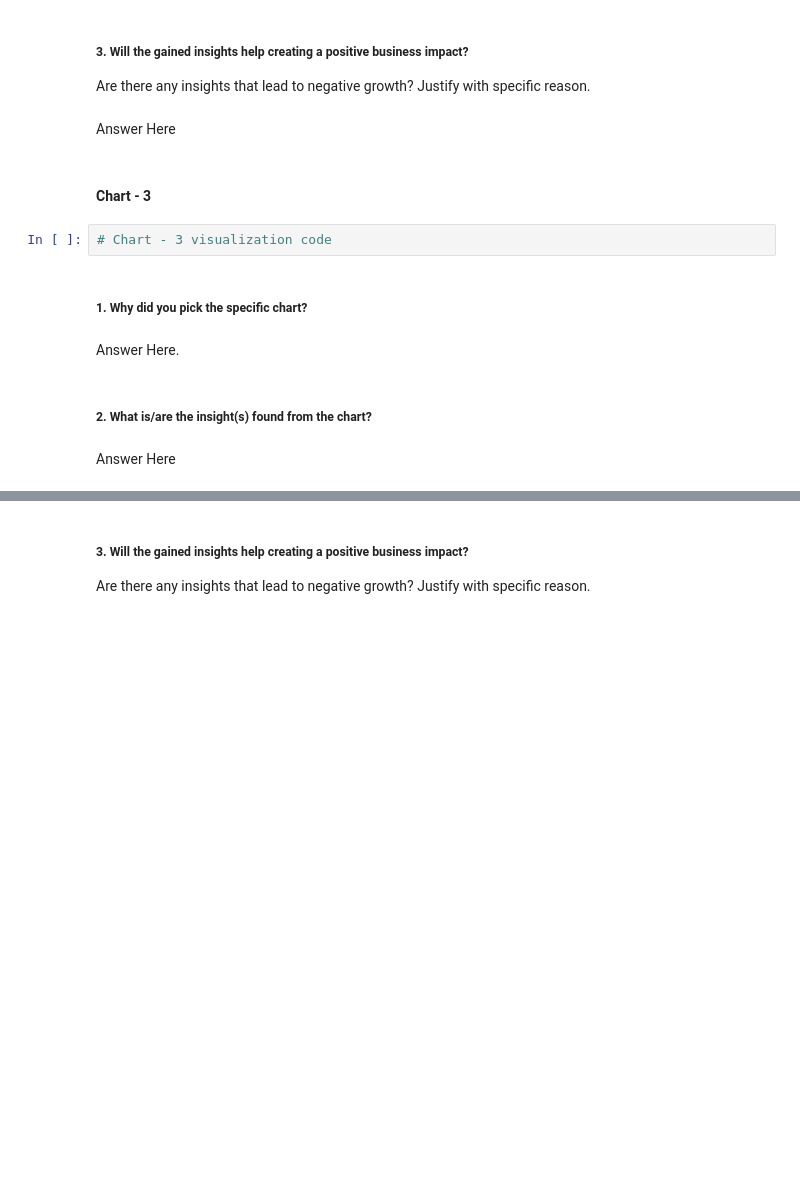
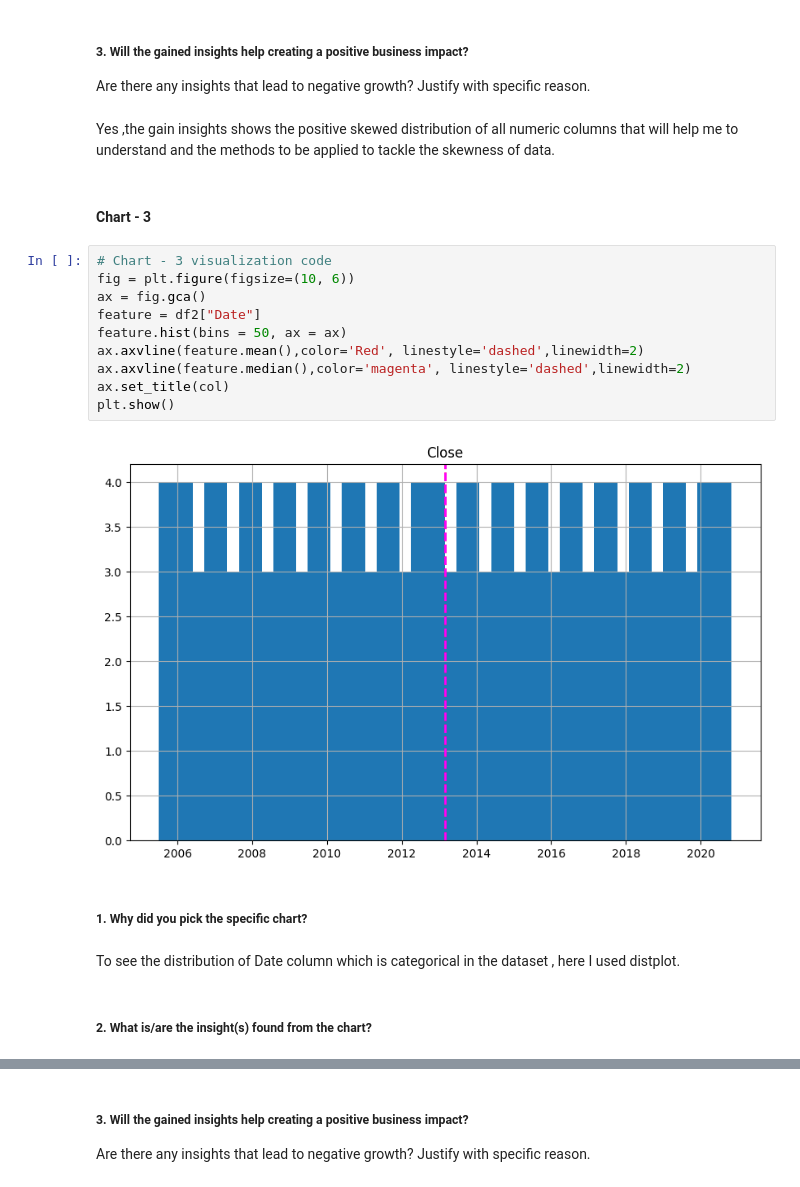
Before and after one commit to dipali-solake/Machine-learning, a Jupyter notebook: Yes_Bank_Stock_Closing_Price_prediction.ipynb, the cells around one changed output, grey strips where cells are left out. Cells and saved outputs as stored; diff of their text form; blank space fills up the shorter version.

```diff
--- a/Yes_Bank_Stock_Closing_Price_prediction.ipynb
+++ b/Yes_Bank_Stock_Closing_Price_prediction.ipynb
@@ -324,17 +326,25 @@ Answer Here
 # %% [markdown]
 ##### 3. Will the gained insights help creating a positive business impact?
 Are there any insights that lead to negative growth? Justify with specific reason.
-# %% [markdown]
-Answer Here
+# %% [markdown]
+Yes ,the gain insights shows the positive skewed distribution of all numeric columns that will help me to understand and the methods to be applied to tackle the skewness of data.
 # %% [markdown]
 #### Chart - 3
-# %%
-# Chart - 3 visualization code
+# %%
+# Chart - 3 visualization code
+fig = plt.figure(figsize=(10, 6))
+ax = fig.gca()
+feature = df2["Date"]
+feature.hist(bins = 50, ax = ax)
+ax.axvline(feature.mean(),color='Red', linestyle='dashed',linewidth=2)
+ax.axvline(feature.median(),color='magenta', linestyle='dashed',linewidth=2)
+ax.set_title(col)
+plt.show()
+# %% [output]
+[figure, added]
 # %% [markdown]
 ##### 1. Why did you pick the specific chart?
-# %% [markdown]
-Answer Here.
+# %% [markdown]
+To see the distribution of Date column which is categorical in the dataset , here I used distplot.
 # %% [markdown]
 ##### 2. What is/are the insight(s) found from the chart?
-# %% [markdown]
-Answer Here
```
Also changed, not shown: parts of 163 cells of this notebook.
